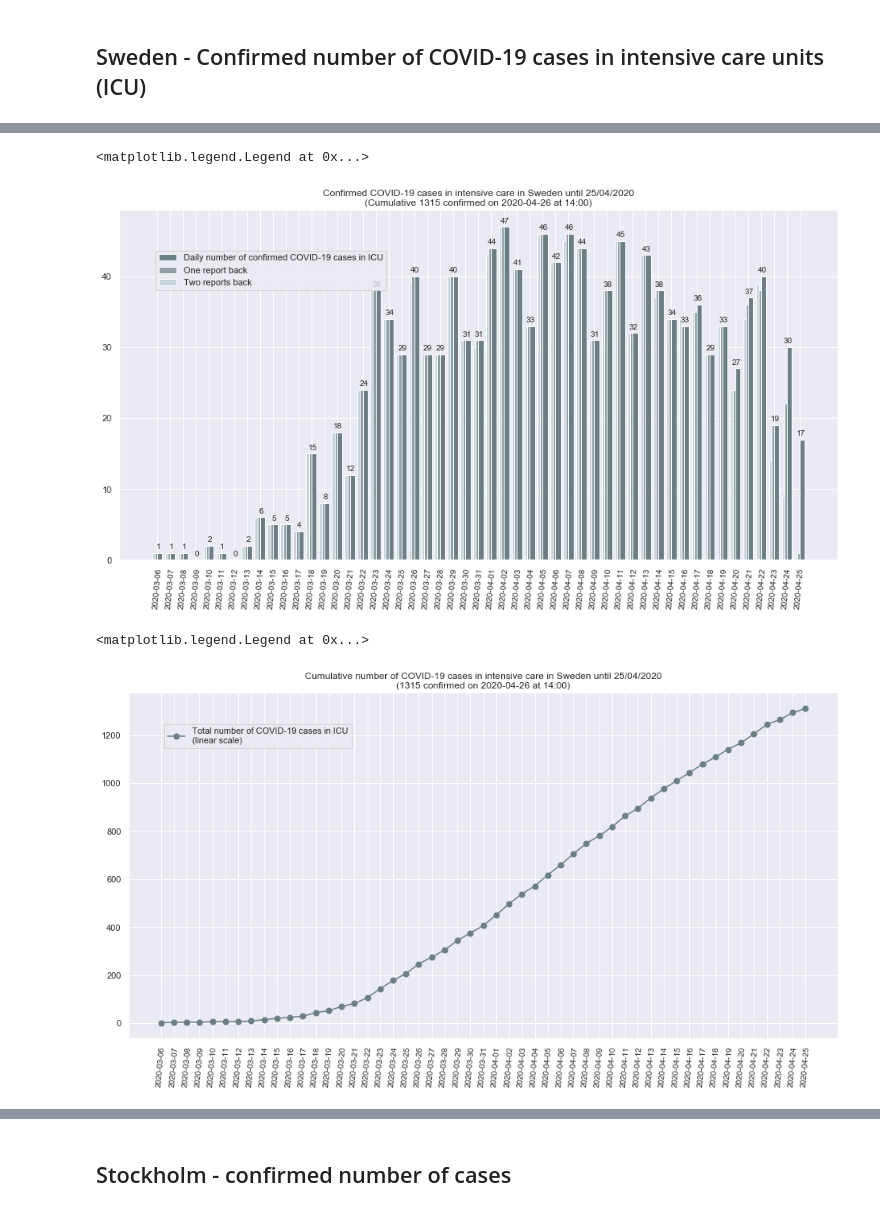
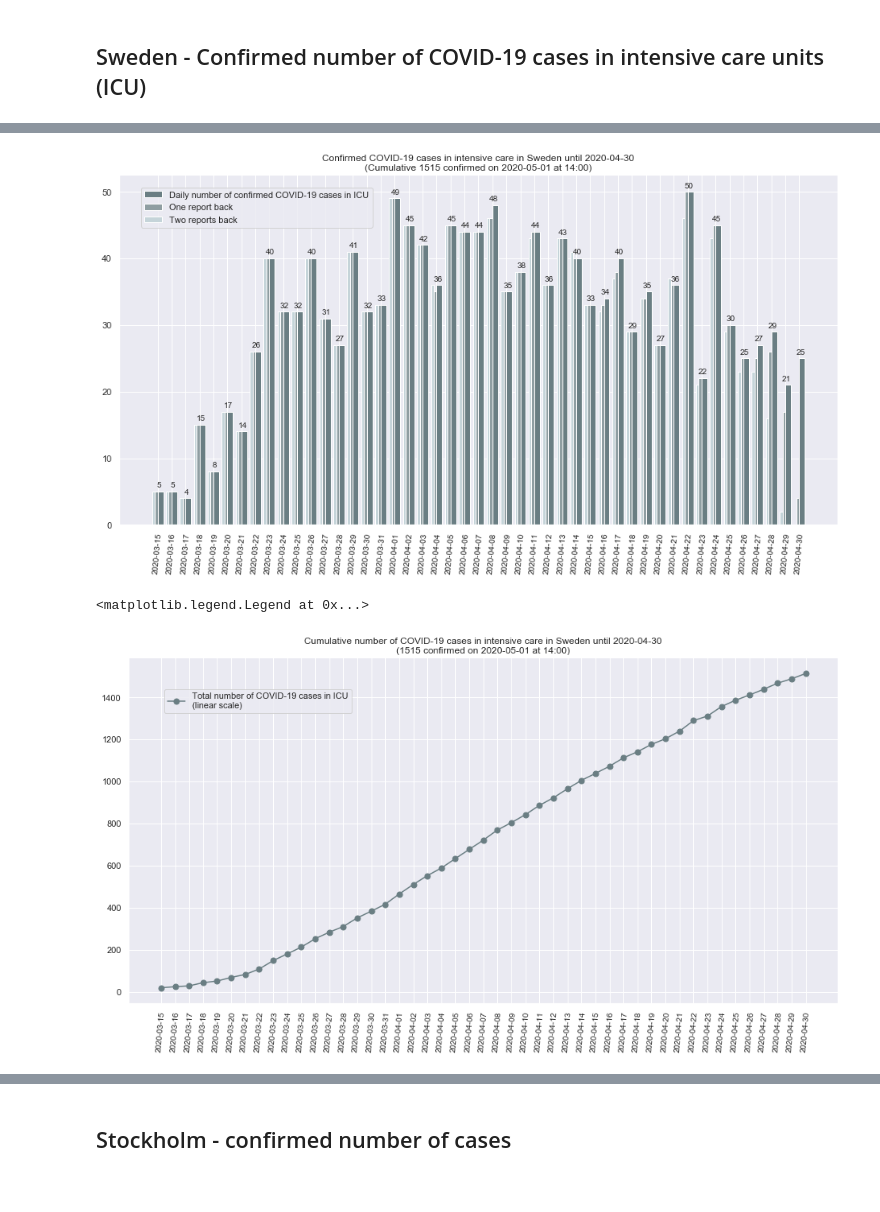
Before and after one commit to lyra-gh/COVID-19, a Jupyter notebook: Sweden/Sweden-COVID-19.ipynb, the cells around one changed output, grey strips where cells are left out. Drawn from its saved outputs; the diff is of its cells as text; code cells hidden in the pictures.

```diff
--- a/Sweden/Sweden-COVID-19.ipynb
+++ b/Sweden/Sweden-COVID-19.ipynb
@@ -23,7 +23,7 @@ import datetime
 
 sns.set()
 
-target_date = '2020-04-26'
+target_date = '2020-05-01'
 # %%
 def get_dfs_from_xlsx(ref_date, xlsx_sheet_name):
     temp_dt_prev1 = datetime.datetime.strptime(ref_date, '%Y-%m-%d') - datetime.timedelta(days=1)
@@ -47,15 +47,13 @@ def get_dfs_from_xlsx(ref_date, xlsx_sheet_name):
 
     return (df, df_prev1, df_prev2)
 # %%
-def prune_dataframe(dfr, name):
-    if name == 'Antal per dag region':
-        # Remove points until 2nd of March
-        dfr = dfr[27:]
-    elif name == 'Antal avlidna per dag':
-        index_str = str(dfr.index[-1])
-        if(index_str.lower() == 'uppgift saknas'):
-          dfr = dfr[:-1] # remove last 'uppgift saknas' point
-          dfr.index = pd.to_datetime(dfr.index)
+def prune_dataframe(dfr, cutoff):
+    # Remove points until cutoff date
+    dfr = dfr[cutoff:]
+    index_str = str(dfr.index[-1])
+    if(index_str.lower() == 'uppgift saknas'):
+        dfr = dfr[:-1] # remove last 'uppgift saknas' point
+        dfr.index = pd.to_datetime(dfr.index)
     return dfr
 # %%
 def autolabel(rects):
@@ -240,23 +247,29 @@ plt.legend(loc=(0.05, 0.84))
 # %% [markdown]
 ## Sweden - Confirmed number of COVID-19 cases in intensive care units (ICU)<a id='swe_num_icu'></a>
 # %%
-# sheet name (Antal intensivvårdade per dag = Number of intesive care cases per day)
+# sheet name (Antal intensivvårdade per dag = Number of intensive care cases per day)
 (df_icu, df_icu_prev1, df_icu_prev2) = get_dfs_from_xlsx(target_date, 'Antal intensivvårdade per dag')
 
 # Get cumulative number of cases in ICU
 df_icu_cum = np.cumsum(df_icu['Antal_intensivvårdade'])
 cumulative_icu = np.sum(df_icu['Antal_intensivvårdade'])
 
+# Cutoff date: March 15th
+[df_icu, df_icu_cum, df_icu_prev1, df_icu_prev2] = list(map(lambda x: prune_dataframe(x, 9),
+                                                            [df_icu, df_icu_cum, df_icu_prev1, df_icu_prev2]))
+assert df_icu.index[0].strftime('%Y-%m-%d') == '2020-03-15'
+assert df_icu_cum.index[0].strftime('%Y-%m-%d') == '2020-03-15'
+assert df_icu_prev1.index[0].strftime('%Y-%m-%d') == '2020-03-15'
+assert df_icu_prev2.index[0].strftime('%Y-%m-%d') == '2020-03-15'
+
 # Remove last data point (partial measures)
-df_icu = df_icu[:-1]
-df_icu_cum = df_icu_cum[:-1]
+if(df_icu.index[-1].strftime('%Y-%m-%d') == target_date):
+    df_icu = df_icu[:-1]
+    df_icu_cum = df_icu_cum[:-1]
 
 # Update utility variables
 x_axis_range = np.arange(len(df_icu))
-# Check dates
-if(df_icu.index[-1].strftime('%d/%m/%Y') != cases_last_date):
-    print('Warning! Dataset for ICUs has a different date for last point')
-cases_last_date =  df_icu.index[-1].strftime('%d/%m/%Y')
+cases_last_date =  df_icu.index[-1].strftime('%Y-%m-%d')
 plot_label = list(map(lambda x: x.strftime('%Y-%m-%d'), df_icu.index))
 
 # Daily number of cases in ICU
@@ -274,5 +287,5 @@ autolabel(rects1)
 
 plt.xticks(ticks = x_axis_range, labels = plot_label, rotation = 85, size = 10)
 plt.title(f"Confirmed COVID-19 cases in intensive care in Sweden until {cases_last_date}\n(Cumulative {cumulative_icu} confirmed on {target_date} at 14:00)", size=12)
-plt.legend(loc = (0.05, 0.77))
+plt.legend(loc = (0.03, 0.85))
 # %% [output]
@@ -280,5 +293,4 @@ Warning! Dataset for ICUs has a different date for last point
-<matplotlib.legend.Legend at 0x...>
-[figure, old version]
+[figure, new version]
 # %%
 # Linear scale
 fig = plt.figure(figsize=(16, 8))
@@ -293,7 +305,7 @@ plt.title(f"Cumulative number of COVID-19 cases in intensive care in Sweden unti
 plt.legend(loc=(0.05, 0.84))
 # %% [output]
 <matplotlib.legend.Legend at 0x...>
-[figure, old version]
+[figure, new version]
 # %%
 # Log scale
 fig = plt.figure(figsize=(16, 8))
```
Also changed, not shown: parts of 12 cells of this notebook.
